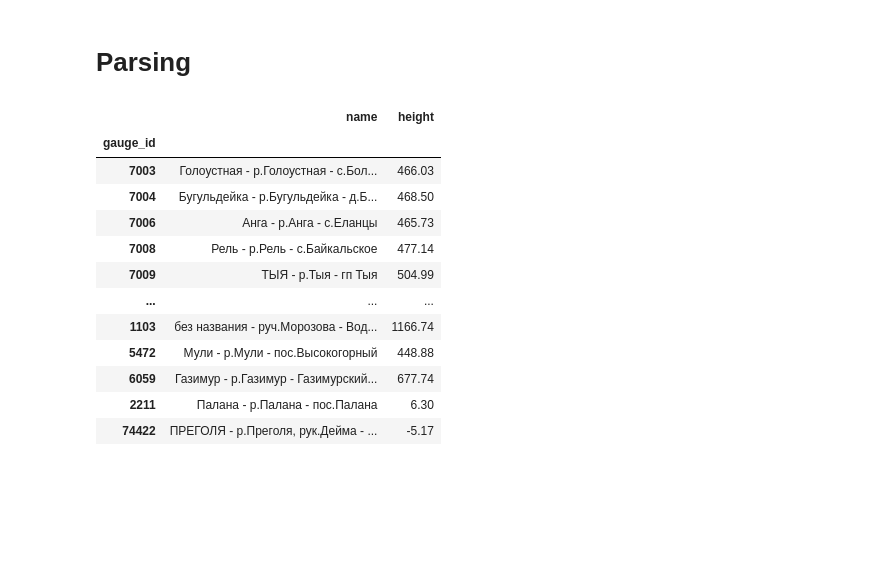
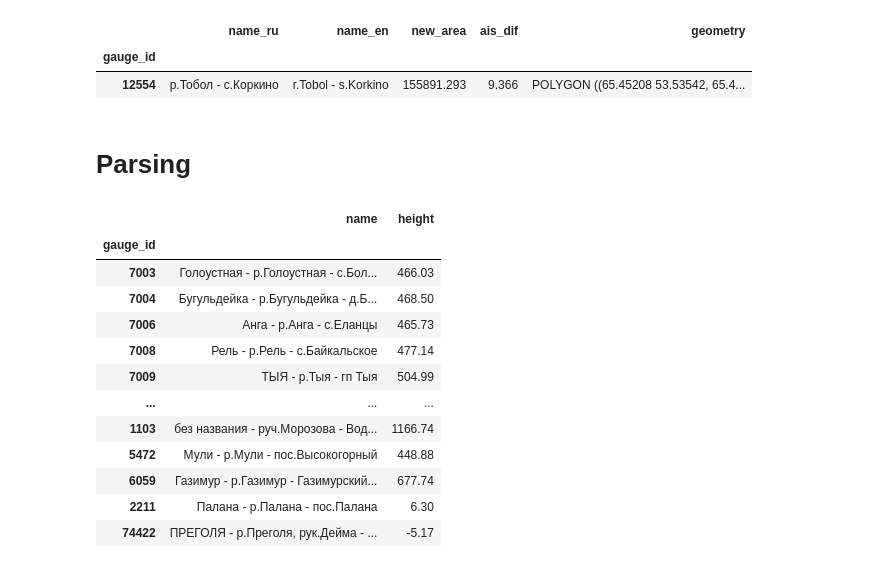
Before and after one commit to dmbrmv/my_dissertation, a Jupyter notebook: ais_parsers/ais_parser.ipynb, the cells around one changed output. Saved outputs shown, nothing was run; the diff lists cells and outputs as text; code cells hidden in the pictures; blank space fills up the shorter version.

```diff
--- a/ais_parsers/ais_parser.ipynb
+++ b/ais_parsers/ais_parser.ipynb
@@ -31,3 +33,9 @@ russia_ws
+# %%
+russia_ws.loc[['12554'], :]
+# %% [output]
+|  | name_ru | name_en | new_area | ais_dif | geometry |
+| gauge_id |  |  |  |  |  |
+| 12554 | р.Тобол - с.Коркино | r.Tobol - s.Korkino | 155891.293 | 9.366 | POLYGON ((65.45208 53.53542, 65.4... |
 # %% [markdown]
 # Parsing
 # %%
```
Also changed, not shown: parts of 3 cells of this notebook, 18 other files.
